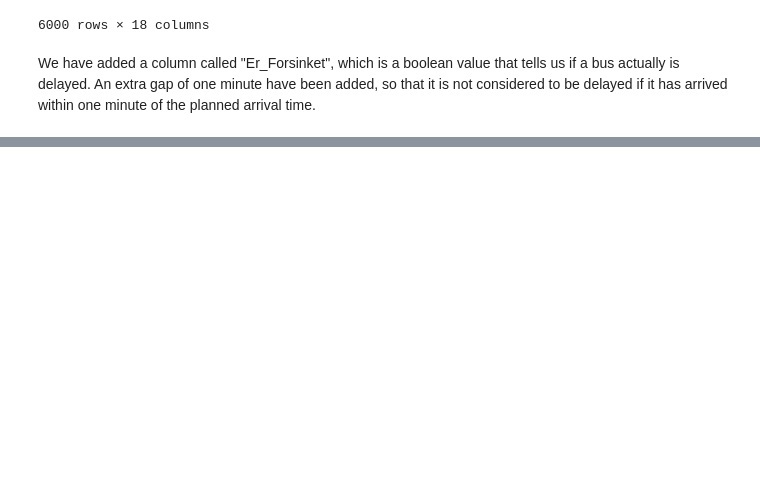
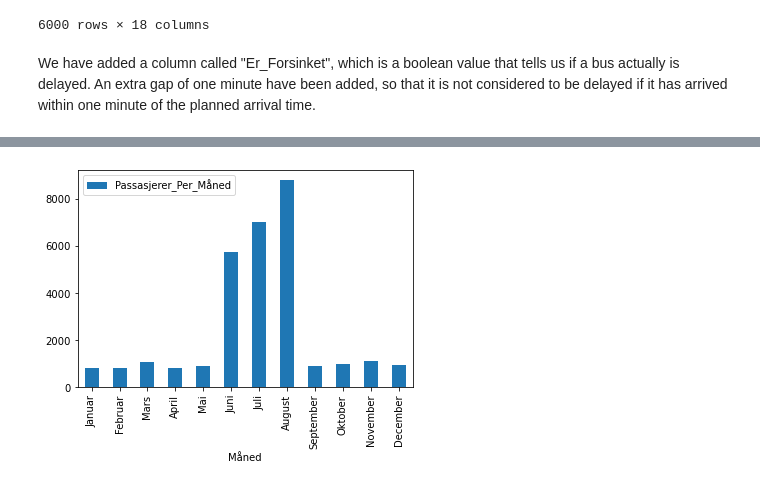
Before and after one commit to tomaloki/Assignment1_DAVE3625, a Jupyter notebook: notebook/Assignment1 - Feature Engineering and Data Labeling.ipynb, the cells around one changed output, grey strips where cells are left out. Drawn from its saved outputs; the diff is of its cells as text; code cells hidden in the pictures; blank space fills up the shorter version.

Commit message:
setter inn måned dag FANNI ANDRE COMMINT

```diff
--- a/notebook/Assignment1 - Feature Engineering and Data Labeling.ipynb
+++ b/notebook/Assignment1 - Feature Engineering and Data Labeling.ipynb
@@ -137,0 +223,29 @@ df
+# %%
+januar=  df[df['Måned'].str.contains("Januar")].Passasjerer_Ombord.sum()
+februar= df[df['Måned'].str.contains("Februar")].Passasjerer_Ombord.sum()
+mars= df[df['Måned'].str.contains("Mars")].Passasjerer_Ombord.sum()
+april= df[df['Måned'].str.contains("April")].Passasjerer_Ombord.sum()
+mai= df[df['Måned'].str.contains("Mai")].Passasjerer_Ombord.sum()
+juni= df[df['Måned'].str.contains("Juni")].Passasjerer_Ombord.sum()
+juli= df[df['Måned'].str.contains("Juli")].Passasjerer_Ombord.sum()
+august=  df[df['Måned'].str.contains("August")].Passasjerer_Ombord.sum()
+september= df[df['Måned'].str.contains("September")].Passasjerer_Ombord.sum()
+oktober= df[df['Måned'].str.contains("Oktober")].Passasjerer_Ombord.sum()
+november = df[df['Måned'].str.contains("November")].Passasjerer_Ombord.sum()
+desember=  df[df['Måned'].str.contains("December")].Passasjerer_Ombord.sum()
+
+Antall_Passasjerer = {'Måned': ["Januar", "Februar", "Mars", "April", "Mai", 'Juni','Juli','August',"September", "Oktober" , "November","December"],
+        'Passasjerer_Per_Måned': [januar,februar, mars, april, mai, juni, juli, august, september, oktober,november, desember]
+       }
+
+#Antall_Passasjerer = { 'Passasjerer_Per_Måned': [januar,februar, mars, april, mai, juni, juli, august, september, oktober,november, desember]
+ #       }
+
+# Convert the dictionary into DataFrame
+#Passasjerer_Per_Måned = pd.DataFrame(Antall_Passasjerer, columns = ['Måned', 'Passasjerer_Per_Måned'])
+
+#df['Passasjerer_Per_Måned '] = Passasjerer_Per_Måned
+#df
+
+Passasjerer_Per_Måneddf = pd.DataFrame(Antall_Passasjerer , columns = ['Måned', 'Passasjerer_Per_Måned'])
+Passasjerer_Per_Måneddf
@@ -137,0 +266,6 @@ df
+# %%
+Passasjerer_Per_Måned = pd.DataFrame(Antall_Passasjerer,columns=['Måned','Passasjerer_Per_Måned'])
+Passasjerer_Per_Måned.plot(x ='Måned', y='Passasjerer_Per_Måned', kind = 'bar')
+plt.show()
+# %% [output]
+[figure, added]
```
Also changed, not shown: parts of 5 cells of this notebook.
